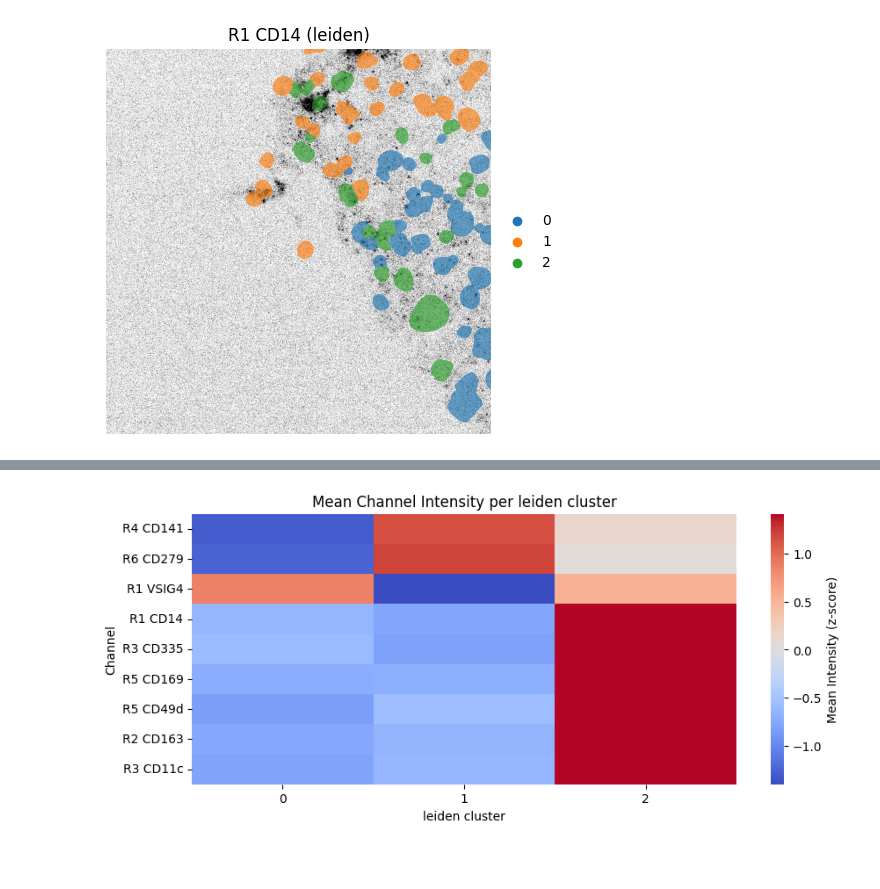
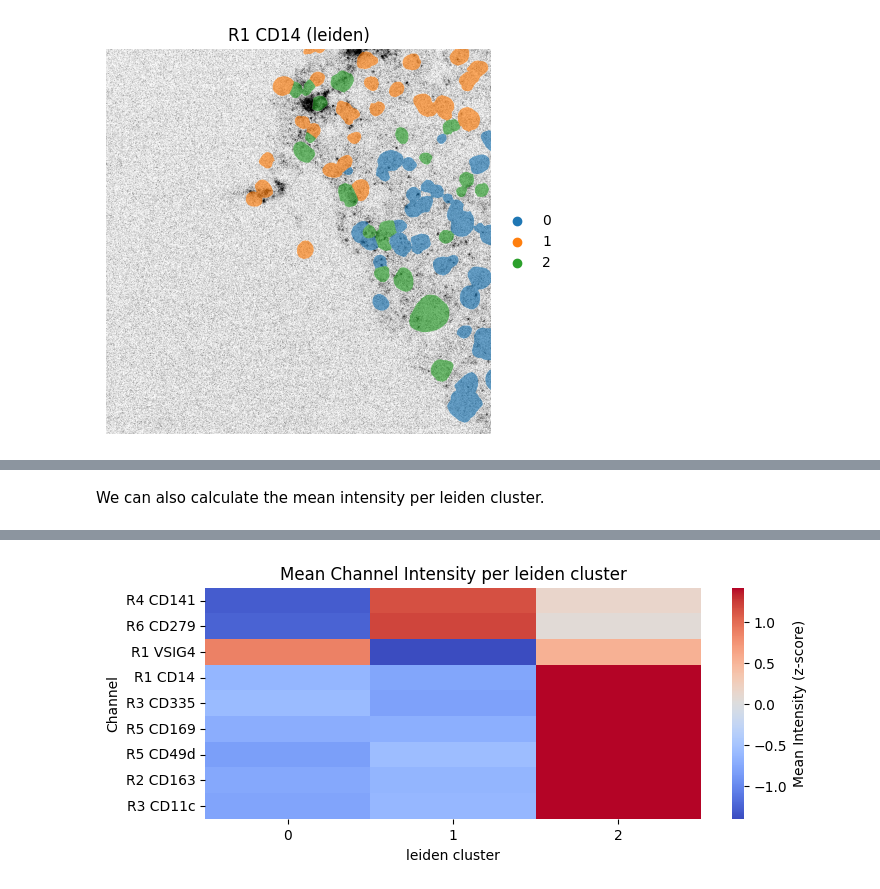
Before and after one commit to saeyslab/harpy, a Jupyter notebook: docs/tutorials/general/Harpy_feature_calculation.ipynb, the cells around one changed output, grey strips where cells are left out. Drawn from its saved outputs; the diff is of its cells as text; code cells hidden in the pictures; blank space fills up the shorter version.

```diff
--- a/docs/tutorials/general/Harpy_feature_calculation.ipynb
+++ b/docs/tutorials/general/Harpy_feature_calculation.ipynb
@@ -446,3 +441,5 @@ sc.pl.heatmap(
+# %% [markdown]
+We can also calculate the mean intensity per leiden cluster.
 # %%
 # calculate the mean itensity per leiden cluster
 sdata = hp.tb.cluster_intensity(
@@ -458,6 +455,6 @@ sdata = hp.tb.cluster_intensity(
 display(sdata["table_intensities"].uns[f"{cluster_key}_weighted_intensity"])
 
 ax = hp.pl.cluster_intensity_heatmap(
-    sdata, table_layer="table_intensities", cluster_key="leiden", z_score=True, figsize=(10, 4)
+    sdata, table_layer="table_intensities", cluster_key="leiden", z_score=True, figsize=(8, 3)
 )
 # %% [output]
@@ -468,5 +465,5 @@ ax = hp.pl.cluster_intensity_heatmap(
 |  | leiden | R1 VSIG4 | R1 CD14 | R2 CD163 | R3 CD11c | R3 CD335 | R4 CD141 | R5 CD169 | R5 CD49d | R6 CD279 |
 | 0 | 0 | 0.954299 | 0.008362 | 0.074432 | 0.034132 | 0.014923 | 0.032243 | 0.035451 | 0.015137 | 0.028149 |
 | 1 | 1 | 0.881405 | 0.008194 | 0.076958 | 0.036107 | 0.014672 | 0.034221 | 0.036067 | 0.017595 | 0.030097 |
 | 2 | 2 | 0.943359 | 0.010718 | 0.125161 | 0.060092 | 0.017172 | 0.033411 | 0.119459 | 0.036574 | 0.029185 |
-[figure, old version]
+[figure, new version]
```
Also changed, not shown: parts of 18 cells of this notebook, 12 other files.
